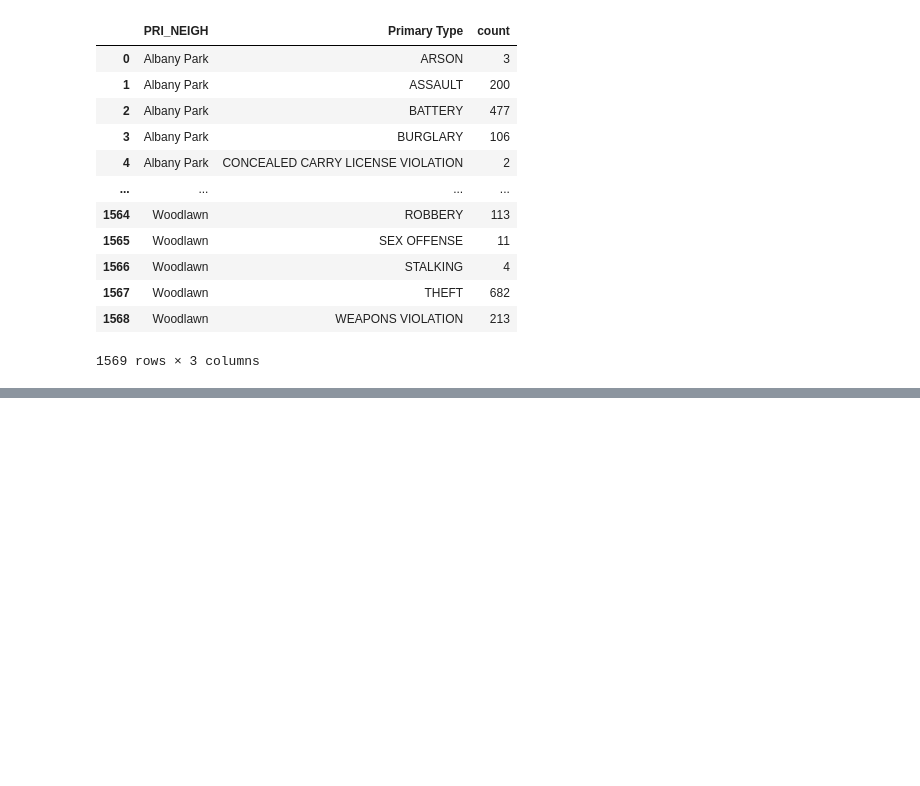
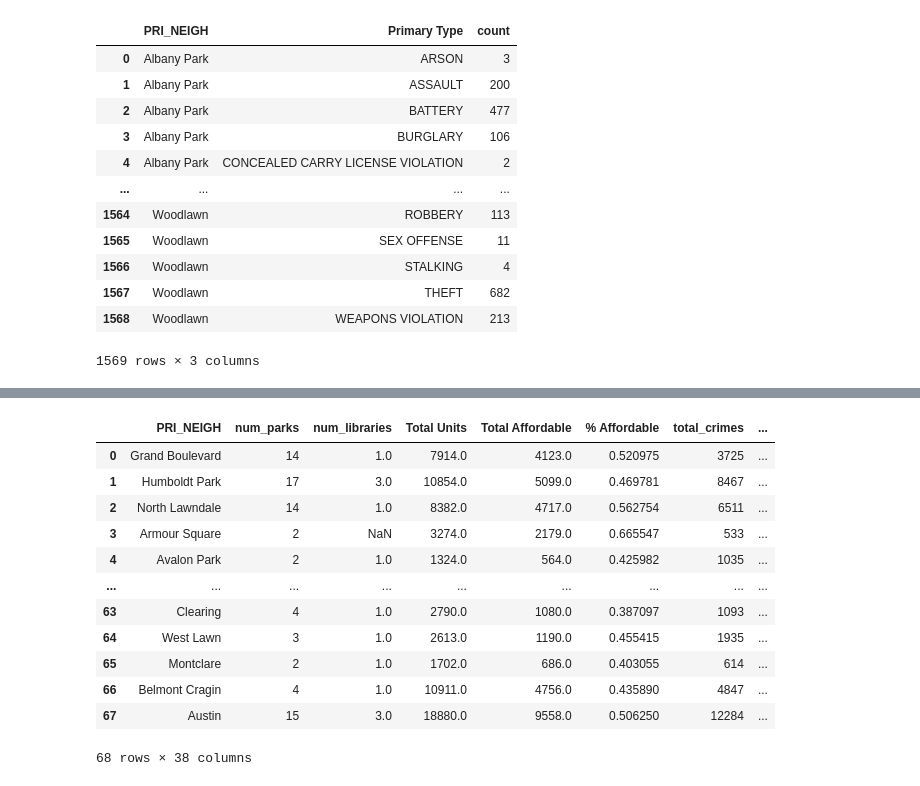
Before and after one commit to meganwood4/is477_megan_rachel, a Jupyter notebook: final_project.ipynb, the cells around one changed output, grey strips where cells are left out. Cells and saved outputs as stored; diff of their text form; code cells hidden in the pictures; blank space fills up the shorter version.

```diff
--- a/final_project.ipynb
+++ b/final_project.ipynb
@@ -381,0 +469,16 @@ crime_counts
+# %%
+df_neighborhood_final
+# %% [output]
+|  | PRI_NEIGH | num_parks | num_libraries | Total Units | Total Affordable | % Affordable | total_crimes | ... |
+| 0 | Grand Boulevard | 14 | 1.0 | 7914.0 | 4123.0 | 0.520975 | 3725 | ... |
+| 1 | Humboldt Park | 17 | 3.0 | 10854.0 | 5099.0 | 0.469781 | 8467 | ... |
+| 2 | North Lawndale | 14 | 1.0 | 8382.0 | 4717.0 | 0.562754 | 6511 | ... |
+| 3 | Armour Square | 2 | NaN | 3274.0 | 2179.0 | 0.665547 | 533 | ... |
+| 4 | Avalon Park | 2 | 1.0 | 1324.0 | 564.0 | 0.425982 | 1035 | ... |
+| ... | ... | ... | ... | ... | ... | ... | ... | ... |
+| 63 | Clearing | 4 | 1.0 | 2790.0 | 1080.0 | 0.387097 | 1093 | ... |
+| 64 | West Lawn | 3 | 1.0 | 2613.0 | 1190.0 | 0.455415 | 1935 | ... |
+| 65 | Montclare | 2 | 1.0 | 1702.0 | 686.0 | 0.403055 | 614 | ... |
+| 66 | Belmont Cragin | 4 | 1.0 | 10911.0 | 4756.0 | 0.435890 | 4847 | ... |
+| 67 | Austin | 15 | 3.0 | 18880.0 | 9558.0 | 0.506250 | 12284 | ... |
+68 rows × 38 columns
```
Also changed, not shown: parts of 11 cells of this notebook, 15 other files.
